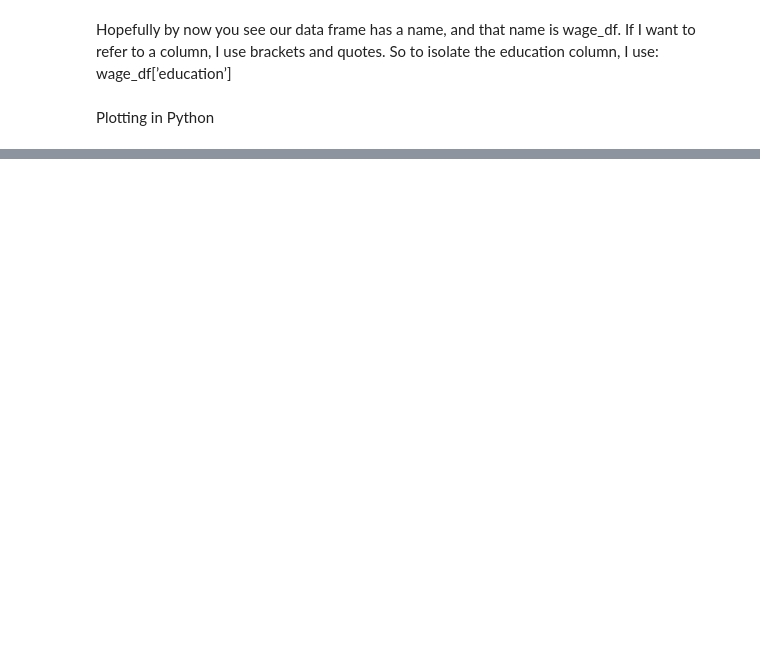
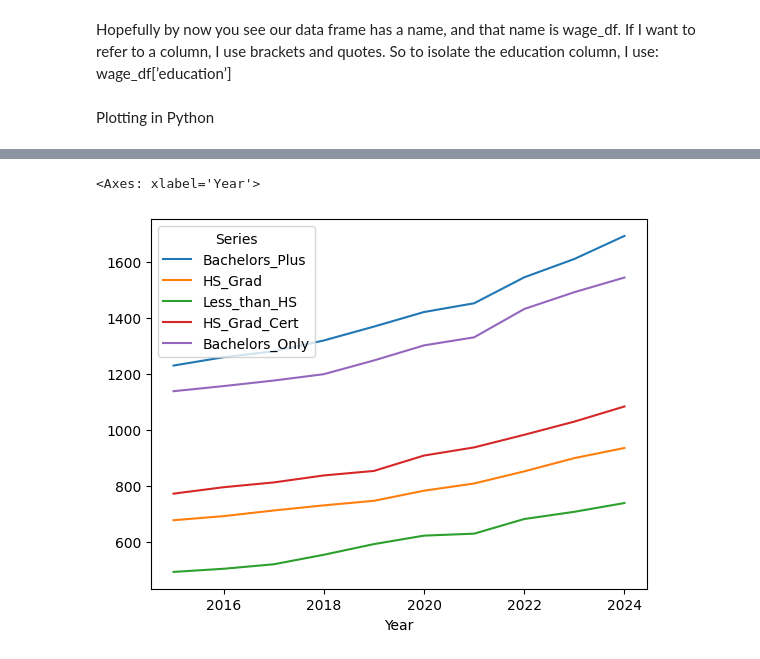
Before and after one commit to angelfrancomorales/INFO648-Summer2026, a Jupyter notebook: Lesson_01_Intro/INFO648_Day1_Classwork.ipynb, the cells around one changed output, grey strips where cells are left out. Drawn from its saved outputs; the diff is of its cells as text; code cells hidden in the pictures; blank space fills up the shorter version.

```diff
--- a/Lesson_01_Intro/INFO648_Day1_Classwork.ipynb
+++ b/Lesson_01_Intro/INFO648_Day1_Classwork.ipynb
@@ -50,0 +232,10 @@ wage_df.boxplot(column="wage", by="education")
+# %%
+df_wide . plot (
+x = 'Year' ,
+y =['Bachelors_Plus', 'HS_Grad',
+'Less_than_HS', 'HS_Grad_Cert',
+'Bachelors_Only']
+)
+# %% [output]
+<Axes: xlabel='Year'>
+[figure, added]
```
Also changed, not shown: parts of 24 cells of this notebook.
